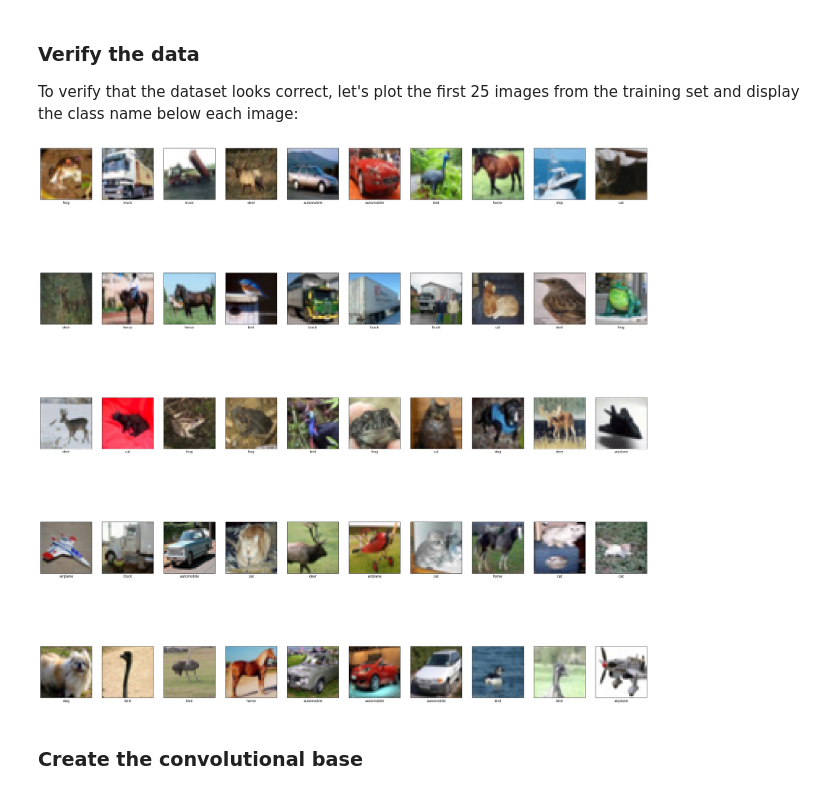
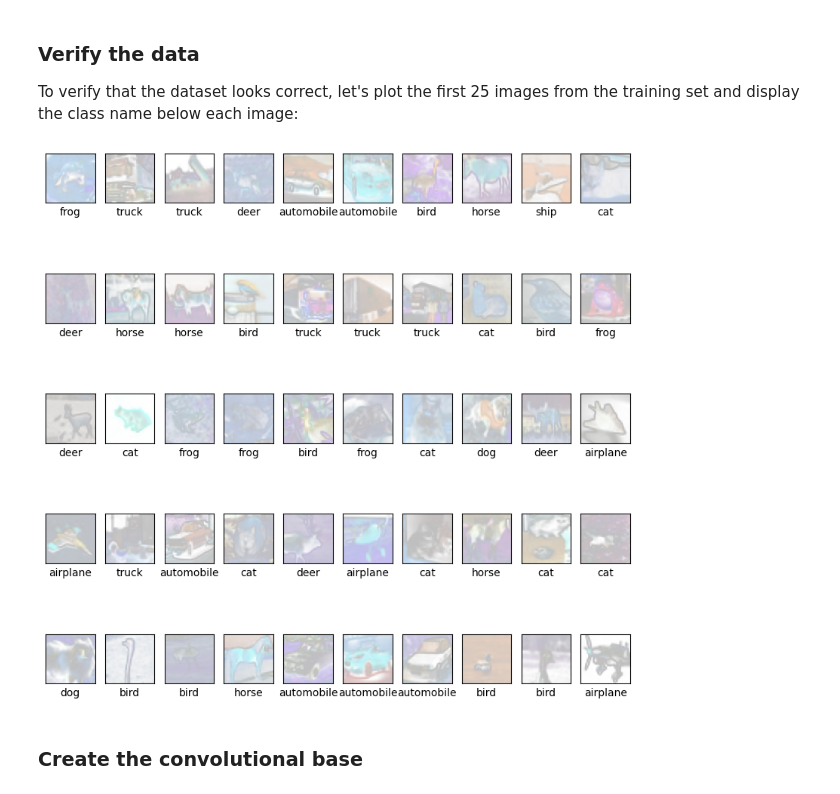
Before and after one commit to wortcook/MLExp, a Jupyter notebook: cnn_cymk.ipynb, the cells around one changed output. Drawn from its saved outputs; the diff is of its cells as text; code cells hidden in the pictures.

```diff
--- a/cnn_cymk.ipynb
+++ b/cnn_cymk.ipynb
@@ -113,20 +109,20 @@ To verify that the dataset looks correct, let's plot the first 25 images from th
 # %%
 class_names = ['airplane', 'automobile', 'bird', 'cat', 'deer',
                'dog', 'frog', 'horse', 'ship', 'truck']
 
-plt.figure(figsize=(32,32))
+plt.figure(figsize=(10,10))
 for i in range(50):
     plt.subplot(5,10,i+1)
     plt.xticks([])
     plt.yticks([])
     plt.grid(False)
-    plt.imshow(train_images_orig[i])
+    plt.imshow(train_images[i])
     # The CIFAR labels happen to be arrays,
     # which is why you need the extra index
     plt.xlabel(class_names[train_labels[i][0]])
 plt.show()
 # %% [output]
-[figure, old version]
+[figure, new version]
 # %% [markdown]
 ### Create the convolutional base
 # %% [markdown]
```
Also changed, not shown: parts of 15 cells of this notebook, 2 other files.
